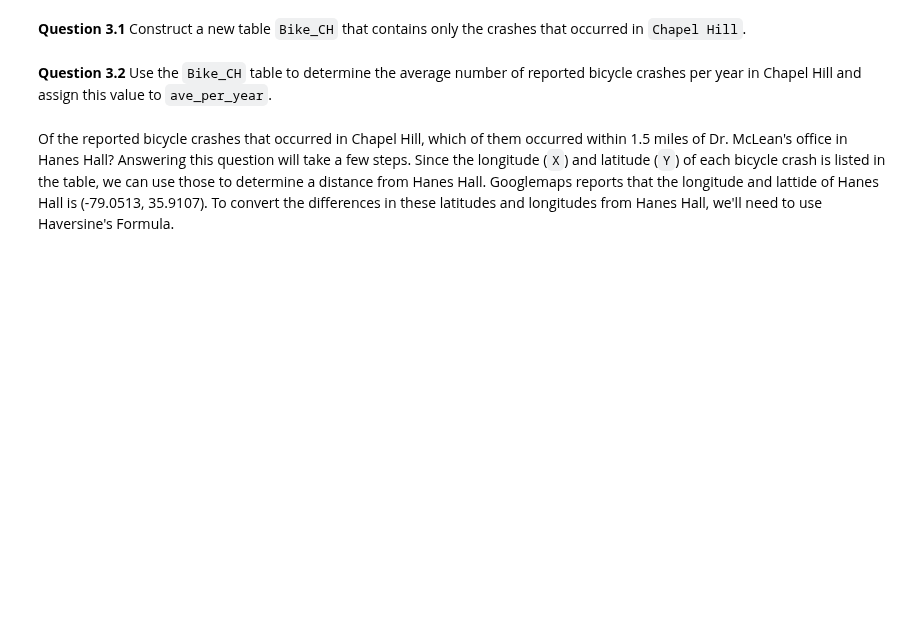
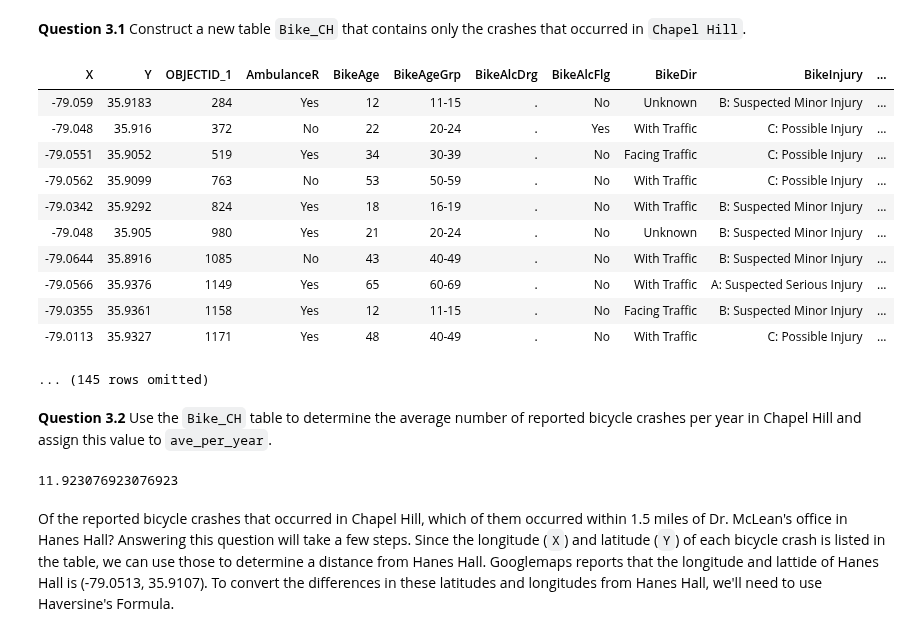
Before and after one commit to AjaxAcheles/STOR-120, a Jupyter notebook: Homework/Hw 3/STOR 120 - hw03 - Fa26.ipynb, the cells around one changed output. Drawn from its saved outputs; the diff is of its cells as text; code cells hidden in the pictures; blank space fills up the shorter version.

```diff
--- a/Homework/Hw 3/STOR 120 - hw03 - Fa26.ipynb
+++ b/Homework/Hw 3/STOR 120 - hw03 - Fa26.ipynb
@@ -136,2 +141,18 @@ Bike_CH
+# %%
+Bike_CH = Bike.where('City', 'Chapel Hill')
+Bike_CH
+# %% [output]
+| X | Y | OBJECTID_1 | AmbulanceR | BikeAge | BikeAgeGrp | BikeAlcDrg | BikeAlcFlg | BikeDir | BikeInjury | ... |
+| -79.059 | 35.9183 | 284 | Yes | 12 | 11-15 | . | No | Unknown | B: Suspected Minor Injury | ... |
+| -79.048 | 35.916 | 372 | No | 22 | 20-24 | . | Yes | With Traffic | C: Possible Injury | ... |
+| -79.0551 | 35.9052 | 519 | Yes | 34 | 30-39 | . | No | Facing Traffic | C: Possible Injury | ... |
+| -79.0562 | 35.9099 | 763 | No | 53 | 50-59 | . | No | With Traffic | C: Possible Injury | ... |
+| -79.0342 | 35.9292 | 824 | Yes | 18 | 16-19 | . | No | With Traffic | B: Suspected Minor Injury | ... |
+| -79.048 | 35.905 | 980 | Yes | 21 | 20-24 | . | No | Unknown | B: Suspected Minor Injury | ... |
+| -79.0644 | 35.8916 | 1085 | No | 43 | 40-49 | . | No | With Traffic | B: Suspected Minor Injury | ... |
+| -79.0566 | 35.9376 | 1149 | Yes | 65 | 60-69 | . | No | With Traffic | A: Suspected Serious Injury | ... |
+| -79.0355 | 35.9361 | 1158 | Yes | 12 | 11-15 | . | No | Facing Traffic | B: Suspected Minor Injury | ... |
+| -79.0113 | 35.9327 | 1171 | Yes | 48 | 40-49 | . | No | With Traffic | C: Possible Injury | ... |
+... (145 rows omitted)
 # %% [markdown]
 **Question 3.2** Use the `Bike_CH` table to determine the average number of reported bicycle crashes per year in Chapel Hill and assign this value to `ave_per_year`.
@@ -141,3 +159,9 @@ ave_per_year
+# %%
+num_years = 2019 - 2007 + 1
+ave_per_year = Bike_CH.num_rows / num_years
+ave_per_year
+# %% [output]
+11.923076923076923
 # %% [markdown]
 Of the reported bicycle crashes that occurred in Chapel Hill, which of them occurred within 1.5 miles of Dr. McLean's office in Hanes Hall? Answering this question will take a few steps. Since the longitude (`X`) and latitude (`Y`) of each bicycle crash is listed in the table, we can use those to determine a distance from Hanes Hall. Googlemaps reports that the longitude and lattide of Hanes Hall is (-79.0513, 35.9107). To convert the differences in these latitudes and longitudes from Hanes Hall, we'll need to use Haversine's Formula.
 # %% [markdown]
```
Also changed, not shown: parts of 32 cells of this notebook.
